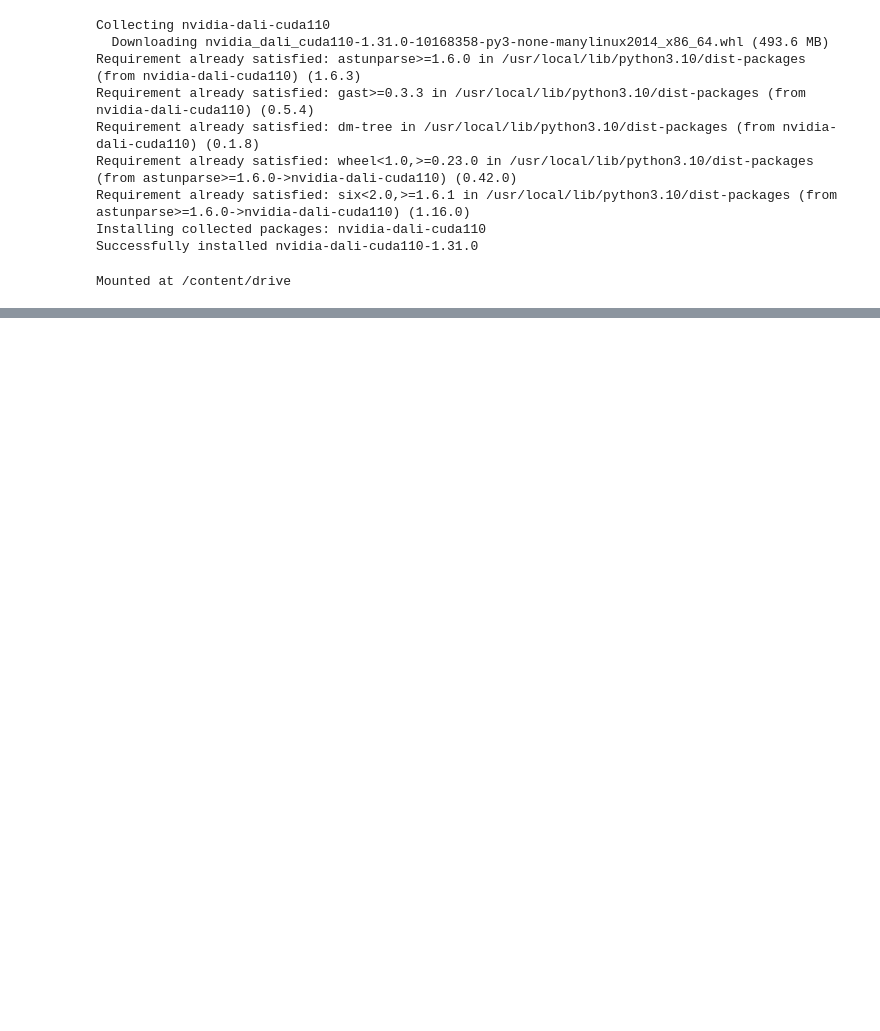
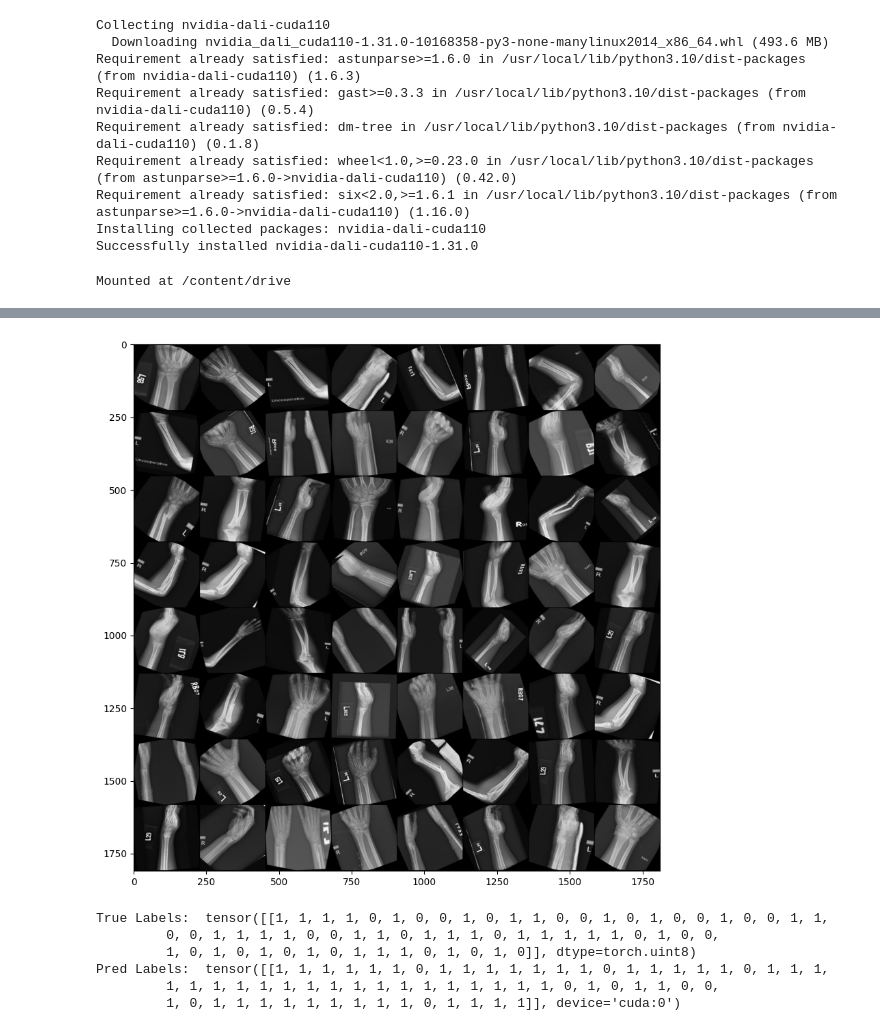
Before and after one commit to Shahraehash/DL_Classification, a Jupyter notebook: DeepLearning_GANModel.ipynb, the cells around one changed output, grey strips where cells are left out. Drawn from its saved outputs; the diff is of its cells as text; code cells hidden in the pictures; blank space fills up the shorter version.

```diff
--- a/DeepLearning_GANModel.ipynb
+++ b/DeepLearning_GANModel.ipynb
@@ -276,8 +276,9 @@ fixed_noise = torch.randn(64, nz, 1, 1, device=device)
 netG = Generator().to(device)
 netG.apply(weights_init)
 
-classifier = models.resnet18()
-num_ftrs = classifier.fc.in_features
+classifier = models.efficientnet_b3()
+#num_ftrs = classifier.fc.in_features
+num_ftrs = classifier.classifier[1].in_features
 classifier.fc = nn.Linear(num_ftrs, 2)
 classifier = classifier.to(device)
 
@@ -400 +401,20 @@ Test set: Average loss: 0.0162, Accuracy: 379/600 (63%)
 ... (39 outputs left out)
+# %%
+test_batch = next(iter(train_loader))
+images_batch = test_batch[0]['data'].cpu()
+labels_batch = test_batch[0]['label']
+
+classifier.eval()
+data = test_batch[0]['data'].type('torch.FloatTensor').to(device)
+target = test_batch[0]['label'].type(dtype=torch.long).squeeze().to(device)
+output = classifier(data)
+pred_labels = output.argmax(dim=1, keepdim=True)
+
+
+fig = plt.figure(figsize=(20,10))
+grid = utils.make_grid(images_batch)
+plt.imshow(grid.numpy().transpose((1, 2, 0)))
+plt.show()
+print('True Labels: ', labels_batch.T)
+print('Pred Labels: ', pred_labels.T)
+# %% [output]
@@ -400,0 +422,7 @@ Test set: Average loss: 0.0162, Accuracy: 379/600 (63%)
+[figure, added]
+True Labels:  tensor([[1, 1, 1, 1, 0, 1, 0, 0, 1, 0, 1, 1, 0, 0, 1, 0, 1, 0, 0, 1, 0, 0, 1, 1,
+         0, 0, 1, 1, 1, 1, 0, 0, 1, 1, 0, 1, 1, 1, 0, 1, 1, 1, 1, 1, 0, 1, 0, 0,
+         1, 0, 1, 0, 1, 0, 1, 0, 1, 1, 1, 0, 1, 0, 1, 0]], dtype=torch.uint8)
+Pred Labels:  tensor([[1, 1, 1, 1, 1, 1, 0, 1, 1, 1, 1, 1, 1, 1, 0, 1, 1, 1, 1, 1, 0, 1, 1, 1,
+         1, 1, 1, 1, 1, 1, 1, 1, 1, 1, 1, 1, 1, 1, 1, 1, 1, 0, 1, 0, 1, 1, 0, 0,
+         1, 0, 1, 1, 1, 1, 1, 1, 1, 1, 1, 0, 1, 1, 1, 1]], device='cuda:0')
```
Also changed, not shown: parts of 3 cells of this notebook, 4 other files.
